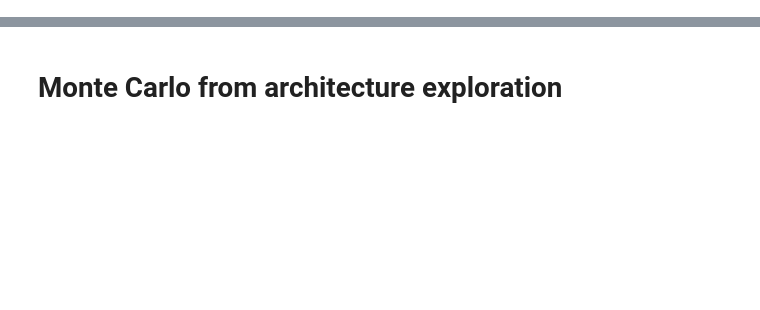
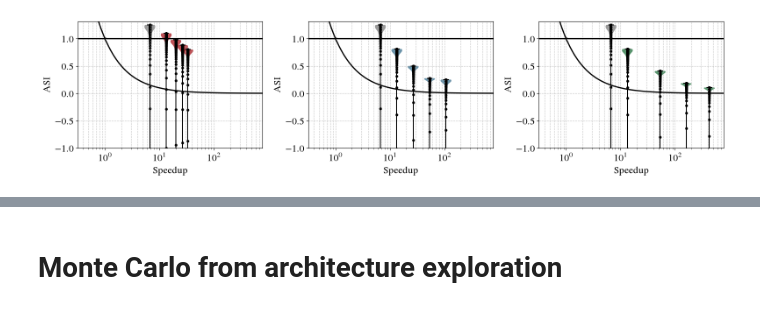
Before and after one commit to PolMaistriaux/IoT_Node_Modeling, a Jupyter notebook: Test_new_applications/Notebook_ASI_Framework.ipynb, the cells around one changed output, grey strips where cells are left out. Cells and saved outputs as stored; diff of their text form; code cells hidden in the pictures; blank space fills up the shorter version.

```diff
--- a/Test_new_applications/Notebook_ASI_Framework.ipynb
+++ b/Test_new_applications/Notebook_ASI_Framework.ipynb
@@ -710,0 +703,65 @@ plt.show()
+# %%
+# ASI Framework separations
+s_log_min = -0.5
+s_log_max = 3
+speedup_space = np.linspace(s_log_min, s_log_max, 100)
+
+log_ticks = np.array([])
+for i  in np.arange(np.floor(s_log_min), np.ceil(s_log_max),1) :
+    log_ticks = np.append(log_ticks,i + np.log10(np.linspace(1,10, 10)))
+
+sep_strongly_sustainable = 1/10**speedup_space
+sep_weakly_sustainable   = 1/10**speedup_space
+
+sep_strongly_sustainable[np.where(sep_strongly_sustainable<1)] =1
+sep_weakly_sustainable  [np.where(sep_weakly_sustainable>1)]   =1
+
+arch_color_map = ['Reds', 'Blues', 'Greens']
+
+alphaViolin=0.8
+widthViolin=0.2
+bwViolin   =0.1
+# Plot the operation footprint vs FFT throughput
+fig, ax = plt.subplots(len(baseline_area),3,figsize=(16, 4*len(baseline_area)), squeeze=False)
+
+formatter = FuncFormatter(lambda x_val, tick_pos: "$10^{{{:.0f}}}$".format(x_val))
+
+for a in range(len(baseline_area)):
+    for k in range(3):
+        ax[a,k].set_ylabel('ASI')
+        ax[a,k].plot(speedup_space, sep_strongly_sustainable, 'black', linewidth=2, label='Strongly Sustainable')
+        ax[a,k].plot(speedup_space, sep_weakly_sustainable,   'black', linewidth=2, label='Weakly Sustainable')
+        ax[a,k].set_xlabel('Speedup')
+        ax[a,k].set_ylim([-1,1.05*np.max(theor_asi_res)])
+        ax[a,k].set_xlim([-0.5,1.1*np.log10(np.max(theor_speedup_ratio))])
+        ax[a,k].grid(True, which='both', linestyle='--', alpha=0.7)
+        ax[a,k].xaxis.set_major_locator(ticker.MultipleLocator(1))
+        ax[a,k].xaxis.set_major_formatter(formatter)
+        ax[a,k].xaxis.set_minor_locator(ticker.FixedLocator(log_ticks))
+
+
+    for k in range(3):
+
+        for d, j in enumerate(analysis_Mem_type):
+            asi_res_reshaped = np.reshape(theor_asi_res[:,a,k,:,:]            , (len(alpha_studied),(arch_Dim)*len(analysis_Mem_type)), copy=True)
+            speedup_reshaped = np.reshape(theor_speedup_ratio[k,:,j],(                   (arch_Dim)*len(analysis_Mem_type)), copy=True)
+
+            this_color_array = []
+            this_color_array.append(('black',alphaViolin/2 ) )
+            for i in range(1,arch_Dim):
+                this_color_array.append((color_array[k,2],alphaViolin ))
+
+            vp1 = ax[a,k].violinplot(asi_res_reshaped, positions = np.log10(speedup_reshaped), widths=widthViolin,
+                                showmeans=False,showextrema=True,showmedians=False ,
+                                facecolor=this_color_array,
+                                bw_method=bwViolin, linecolor='black' , points=300)
+
+            for i in range(0,arch_Dim):
+                p = ax[a,k].scatter(np.ones(len(alpha_studied))*np.log10(theor_speedup_ratio[k,i,j]),   np.maximum(theor_asi_res[:,a,k,i,d],-100),   c='black',  s=50, marker='.')
+
+
+
+fig.tight_layout()
+plt.show()
+# %% [output]
+[figure, added]
```
Also changed, not shown: parts of 21 cells of this notebook, 3 other files.
